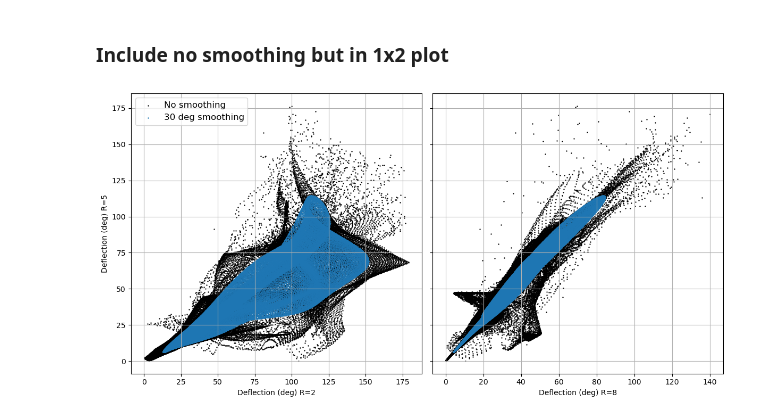
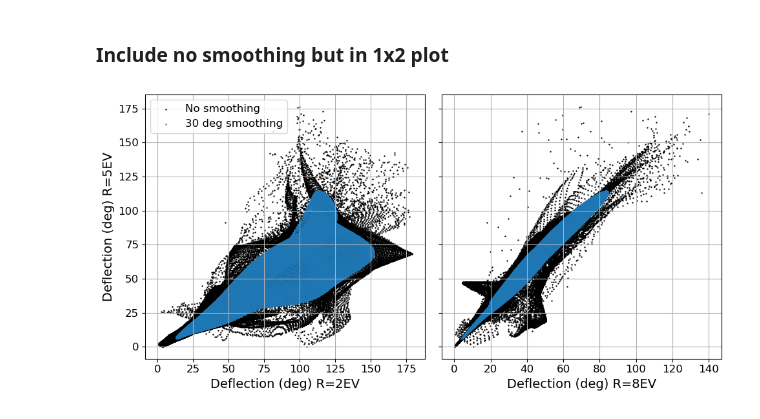
Before and after one commit to FedeDavilaKurban/Auger, a Jupyter notebook: comparacion_rigidity.ipynb, the cells around one changed output. Drawn from its saved outputs; the diff is of its cells as text; code cells hidden in the pictures.

Commit message:
plot touchups

```diff
--- a/comparacion_rigidity.ipynb
+++ b/comparacion_rigidity.ipynb
@@ -262,39 +262,48 @@ def load_deflection_map(rigidity, defl_file, fwhm_deg):
 defl_file = '../data/deflexiones_R2R5R8_final.txt'
 
 # Create subplots that share y-axis
-fig, (ax1, ax2) = plt.subplots(1, 2, figsize=(12, 6), sharey=True)
+fig, (ax1, ax2) = plt.subplots(1, 2, figsize=(10, 5), sharey=True)
+
+plt.rcParams.update({
+'font.size': 14,          # default text size
+'axes.labelsize': 14,     # x/y label
+'axes.titlesize': 16,     # plot titles
+'xtick.labelsize': 12,    # x tick labels
+'ytick.labelsize': 12,    # y tick labels
+'legend.fontsize': 12     # legend text
+})
 
 # Load all the data
 dmap_R2_smooth = load_deflection_map(rigidity=2, defl_file=defl_file, fwhm_deg=30.0)[0]
 dmap_R5_smooth = load_deflection_map(rigidity=5, defl_file=defl_file, fwhm_deg=30.0)[0]
 dmap_R8_smooth = load_deflection_map(rigidity=8, defl_file=defl_file, fwhm_deg=30.0)[0]
 dmap_R2 = load_deflection_map(rigidity=2, defl_file=defl_file, fwhm_deg=0.0)[0]
 dmap_R5 = load_deflection_map(rigidity=5, defl_file=defl_file, fwhm_deg=0.0)[0]
 dmap_R8 = load_deflection_map(rigidity=8, defl_file=defl_file, fwhm_deg=0.0)[0]
 
 alpha = 1
 
 # Plot on ax1
 ax1.scatter(dmap_R2, dmap_R5, c='k', s=.5, alpha=alpha, label='No smoothing')
 ax1.scatter(dmap_R2_smooth, dmap_R5_smooth, s=.5, alpha=alpha, label='30 deg smoothing')
-ax1.set_ylabel('Deflection (deg) R=5')
+ax1.set_ylabel('Deflection (deg) R=5EV')
 ax1.legend(loc='upper left', fontsize=12)
 
 # Plot on ax2
 ax2.scatter(dmap_R8, dmap_R5, c='k', s=.5, alpha=alpha, label='No smoothing')
 ax2.scatter(dmap_R8_smooth, dmap_R5_smooth, s=.5, alpha=alpha, label='30 deg smoothing')
 
 # Add grids and labels
-ax1.grid(True)
-ax2.grid(True)
-ax1.set_xlabel('Deflection (deg) R=2')
-ax2.set_xlabel('Deflection (deg) R=8')
+ax1.grid(True, zorder=0)
+ax2.grid(True, zorder=0)
+ax1.set_xlabel('Deflection (deg) R=2EV')
+ax2.set_xlabel('Deflection (deg) R=8EV')
 
 # Remove the gap between subplots
 plt.subplots_adjust(wspace=0.05)
 
 plt.tight_layout()
 plt.savefig('../plots/deflection_scatter_R2R5R8.png', dpi=150)
 plt.show()
 # %% [output]
-[figure, old version]
+[figure, new version]
```
